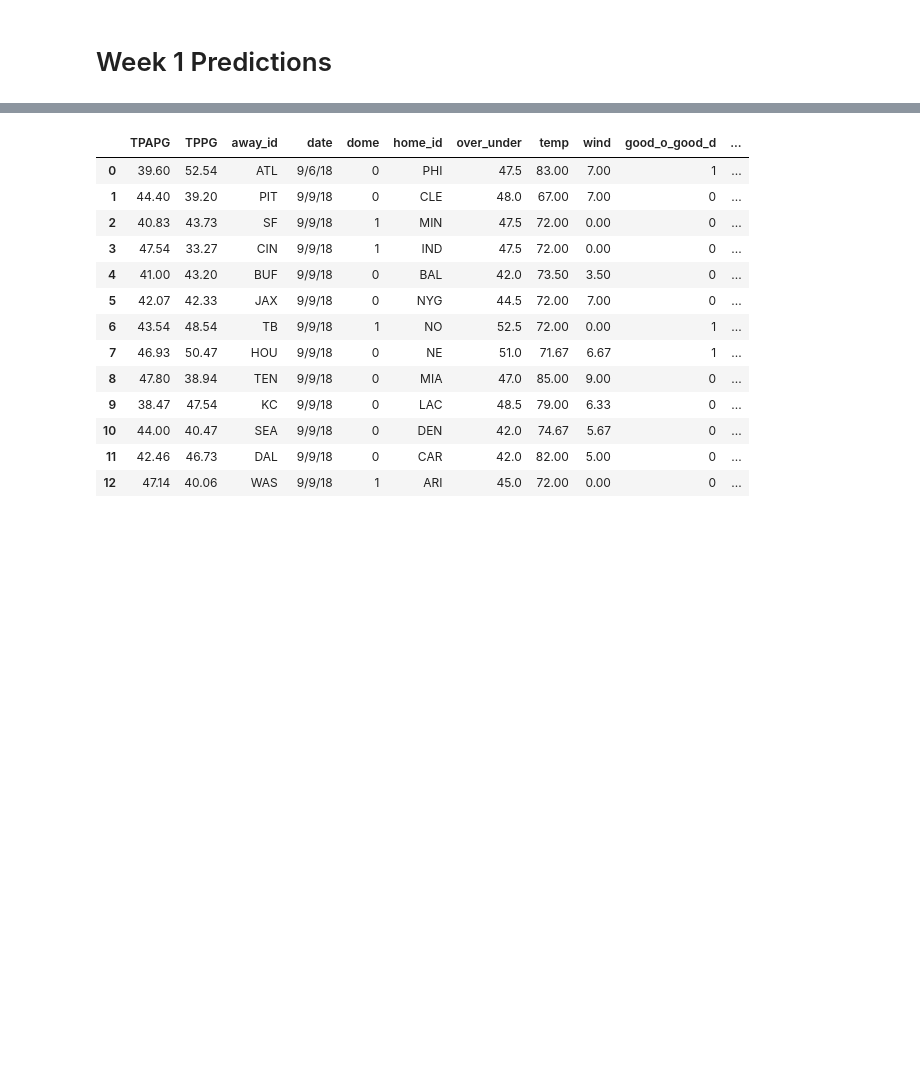
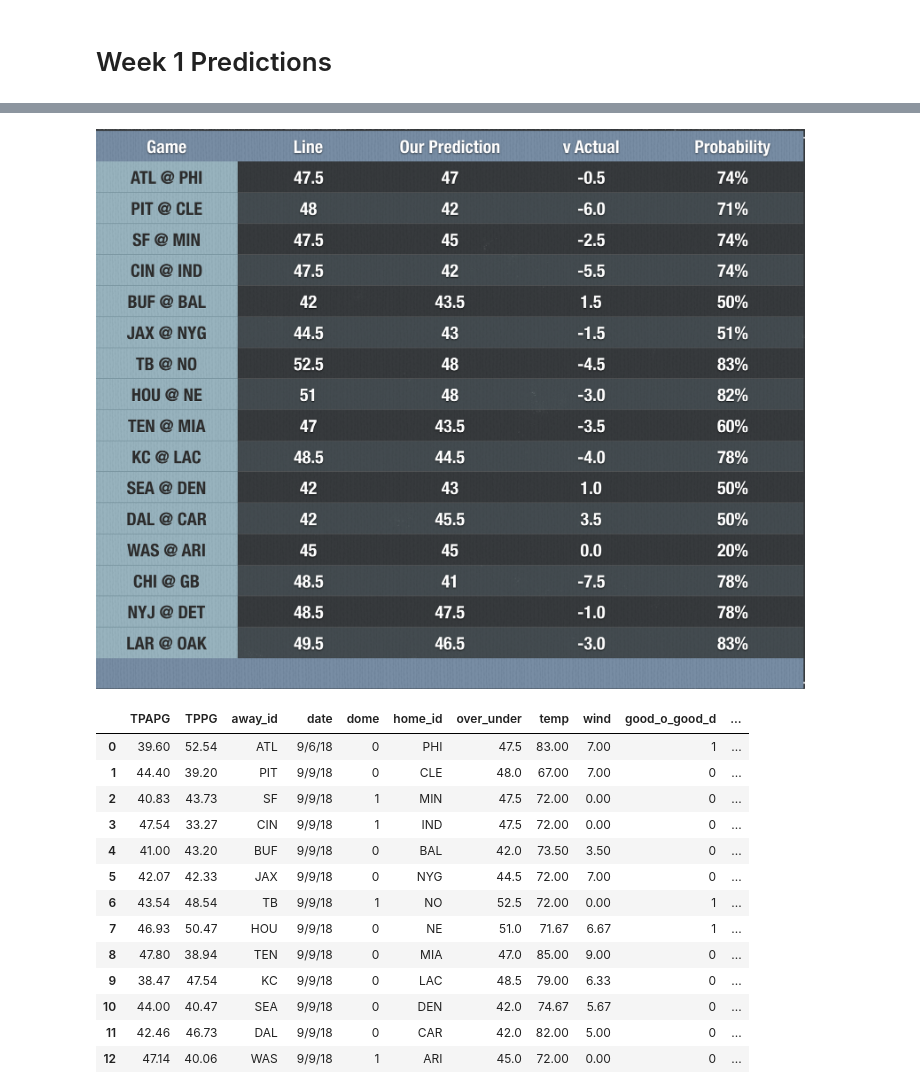
Before and after one commit to slieb74/NFL-Betting-Data, a Jupyter notebook: week_one_predictions.ipynb, the cells around one changed output, grey strips where cells are left out. Saved outputs shown, nothing was run; the diff lists cells and outputs as text; code cells hidden in the pictures; blank space fills up the shorter version.

Commit message:
added picture for predictions and some more visualizations

```diff
--- a/week_one_predictions.ipynb
+++ b/week_one_predictions.ipynb
@@ -277,6 +261,11 @@ for index, row in reg_w1.iterrows():
     bayes_probs.append(np.round(bayes(row.over_under, row.prediction),3))
 
 reg_w1['prob_correct_pred']=bayes_probs
+# %%
+from IPython.display import Image
+Image("week1predictions.png")
+# %% [output]
+[figure, added]
 # %%
 reg_w1
 # %% [output]
```
Also changed, not shown: parts of 8 cells of this notebook, 1 other file.
